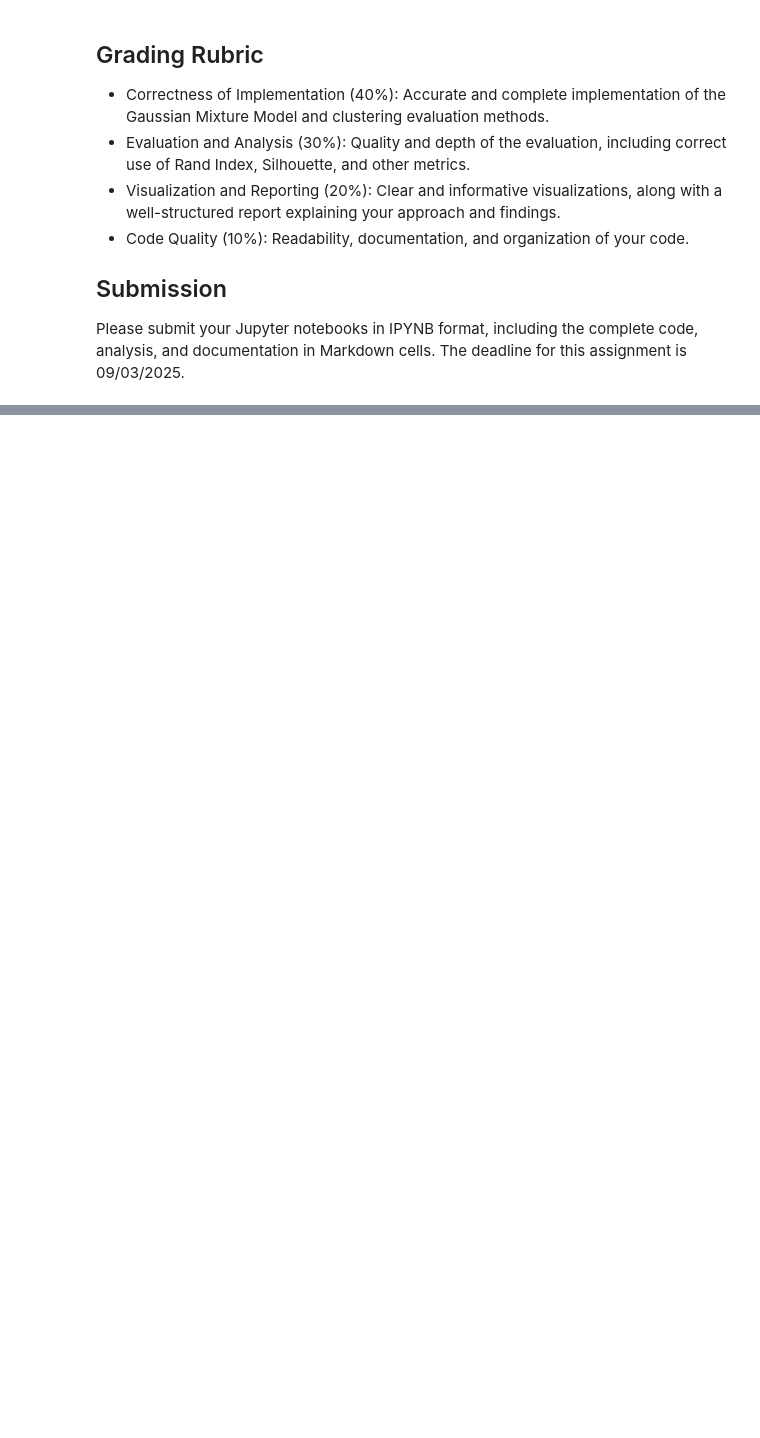
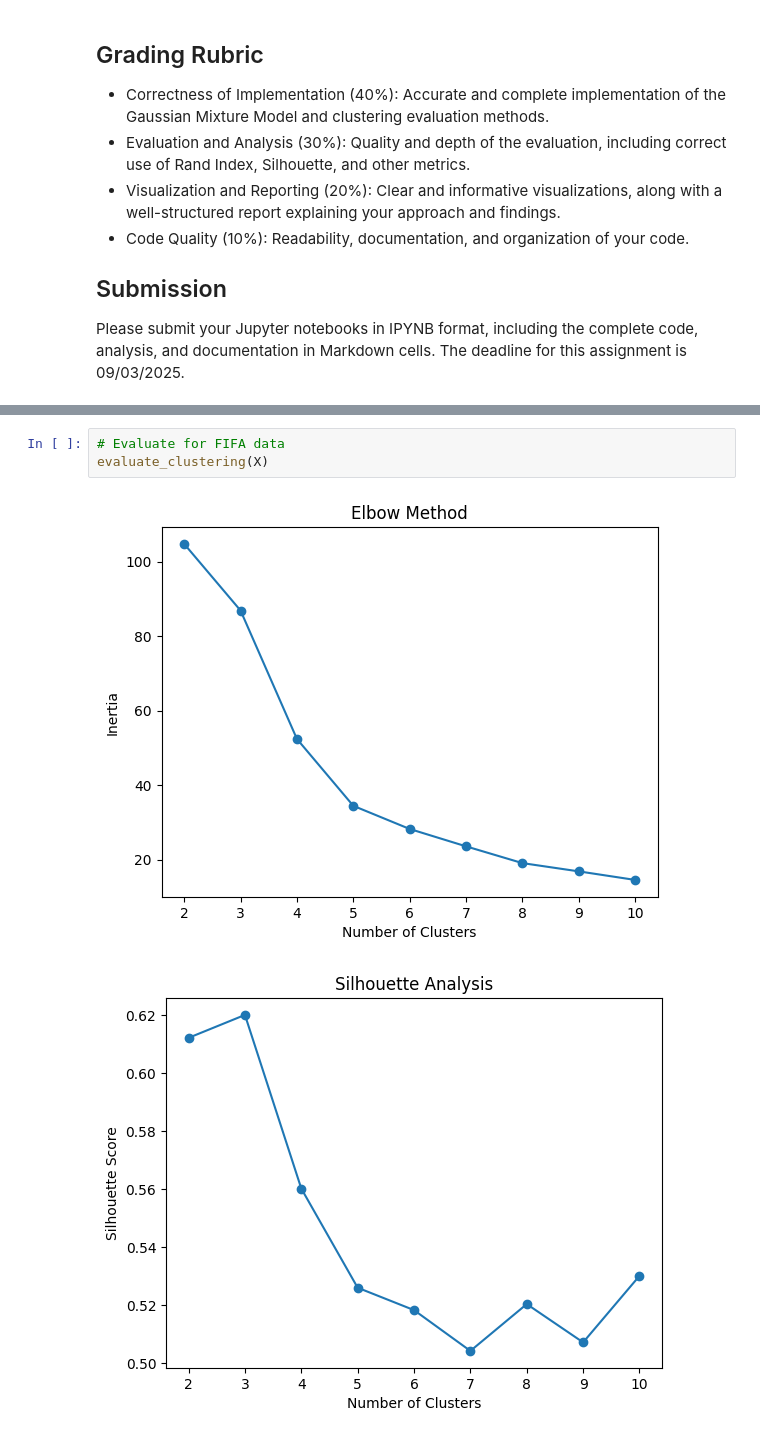
Before and after one commit to jmparradov/Machine-Learning-II---Talleres, a Jupyter notebook: Taller_1_Machine_Learning_2.ipynb, the cells around one changed output, grey strips where cells are left out. Drawn from its saved outputs; the diff is of its cells as text; blank space fills up the shorter version.

```diff
--- a/Taller_1_Machine_Learning_2.ipynb
+++ b/Taller_1_Machine_Learning_2.ipynb
@@ -567,0 +596,6 @@ apply_clustering(eastwest_features, n_clusters=4)
+# %%
+# Evaluate for FIFA data
+evaluate_clustering(X)
+# %% [output]
+[figure, added]
+[figure, added]
```
Also changed, not shown: parts of 11 cells of this notebook.
